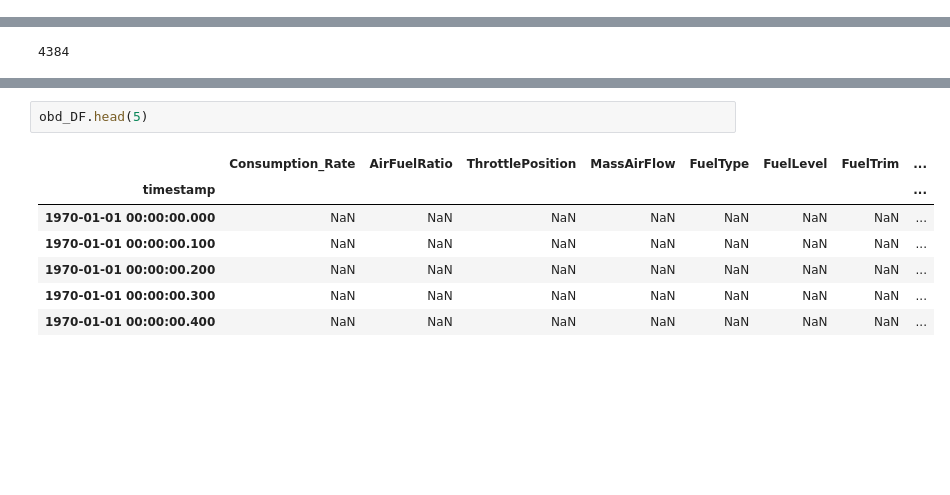
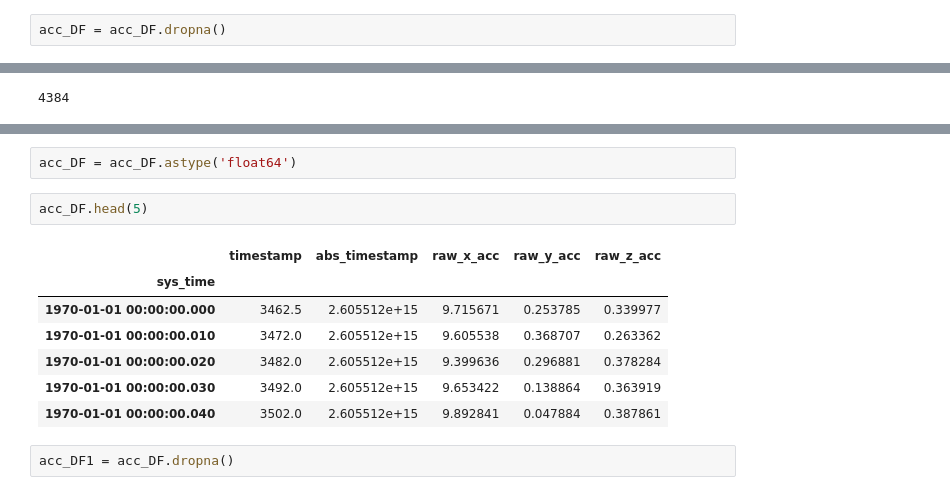
Before and after one commit to wdzhong/vehsense-backend, a Jupyter notebook: Data pre-processing/Data pre-processing.ipynb, the cells around one changed output, grey strips where cells are left out. Cells and saved outputs as stored; diff of their text form; blank space fills up the shorter version.

```diff
--- a/Data pre-processing/Data pre-processing.ipynb
+++ b/Data pre-processing/Data pre-processing.ipynb
@@ -131,3 +150,5 @@ acc_DF = acc_DF.resample(sampling_rate, on='sys_time').mean()
+# %%
+acc_DF = acc_DF.dropna()
 # %%
 len(acc_DF.index)
 # %% [output]
@@ -155,10 +239,14 @@ len(obd_DF.index)
+# %%
+acc_DF = acc_DF.astype('float64')
 # %%
-obd_DF.head(5)
+acc_DF.head(5)
 # %% [output]
-|  | Consumption_Rate | AirFuelRatio | ThrottlePosition | MassAirFlow | FuelType | FuelLevel | FuelTrim | ... |
-| timestamp |  |  |  |  |  |  |  | ... |
-| 1970-01-01 00:00:00.000 | NaN | NaN | NaN | NaN | NaN | NaN | NaN | ... |
-| 1970-01-01 00:00:00.100 | NaN | NaN | NaN | NaN | NaN | NaN | NaN | ... |
-| 1970-01-01 00:00:00.200 | NaN | NaN | NaN | NaN | NaN | NaN | NaN | ... |
-| 1970-01-01 00:00:00.300 | NaN | NaN | NaN | NaN | NaN | NaN | NaN | ... |
-| 1970-01-01 00:00:00.400 | NaN | NaN | NaN | NaN | NaN | NaN | NaN | ... |
+|  | timestamp | abs_timestamp | raw_x_acc | raw_y_acc | raw_z_acc |
+| sys_time |  |  |  |  |  |
+| 1970-01-01 00:00:00.000 | 3462.5 | 2.605512e+15 | 9.715671 | 0.253785 | 0.339977 |
+| 1970-01-01 00:00:00.010 | 3472.0 | 2.605512e+15 | 9.605538 | 0.368707 | 0.263362 |
+| 1970-01-01 00:00:00.020 | 3482.0 | 2.605512e+15 | 9.399636 | 0.296881 | 0.378284 |
+| 1970-01-01 00:00:00.030 | 3492.0 | 2.605512e+15 | 9.653422 | 0.138864 | 0.363919 |
+| 1970-01-01 00:00:00.040 | 3502.0 | 2.605512e+15 | 9.892841 | 0.047884 | 0.387861 |
+# %%
+acc_DF1 = acc_DF.dropna()
```
Also changed, not shown: parts of 34 cells of this notebook, 1 other file.
